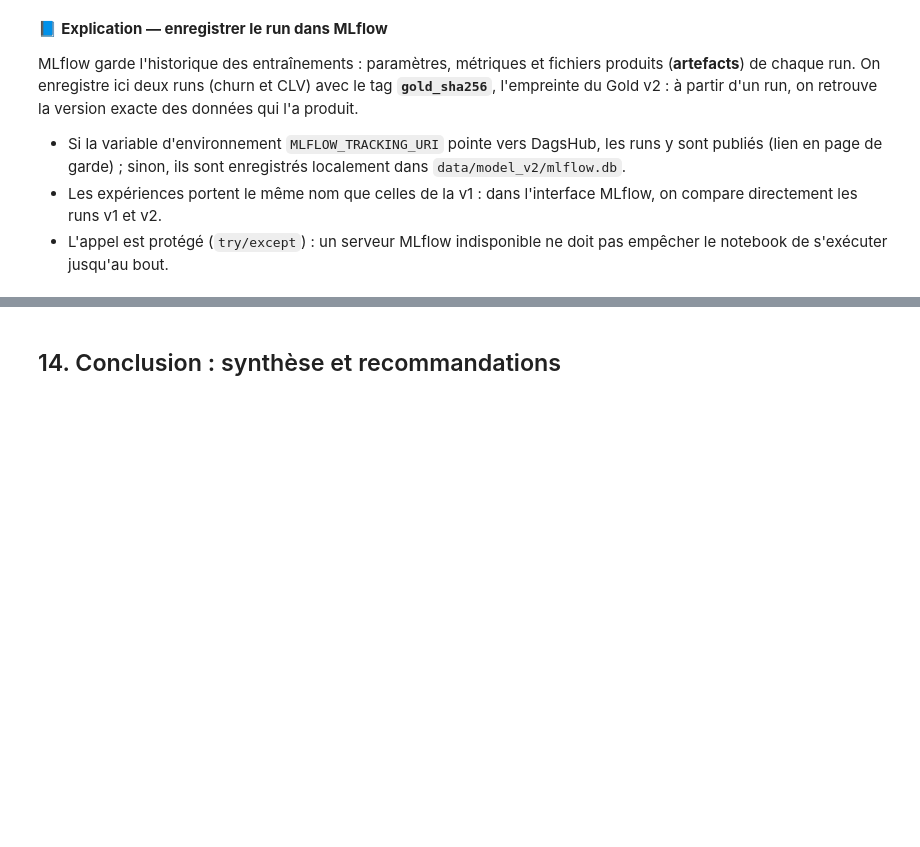
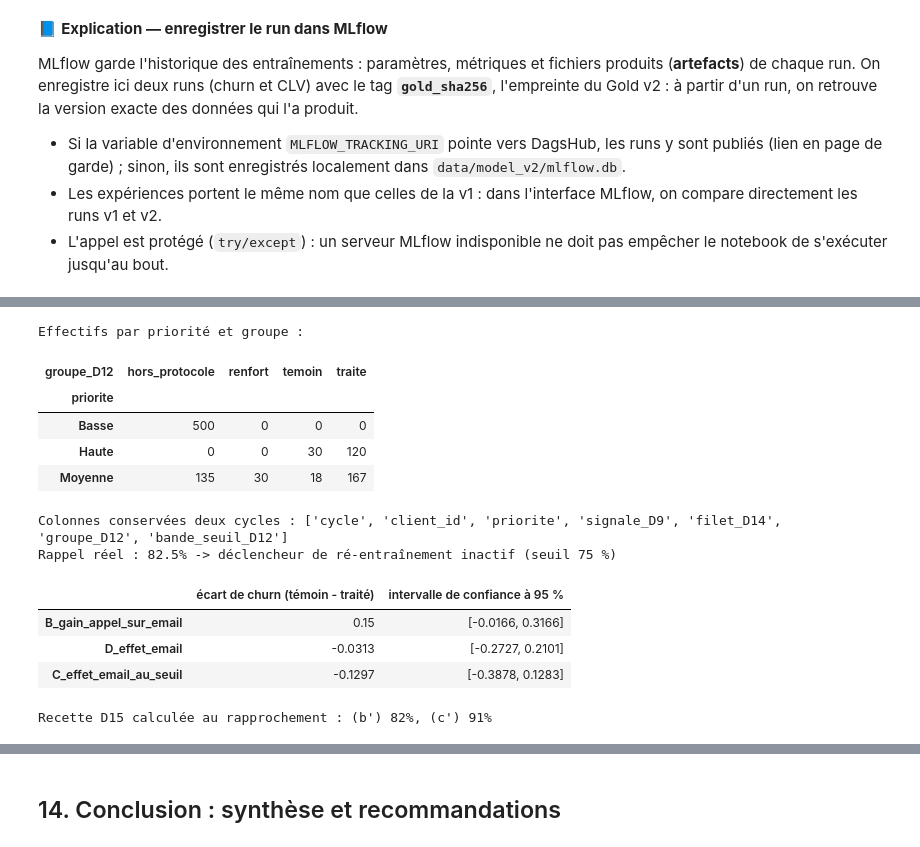
Before and after one commit to guillaumesaidani-coder/churn_saas, a Jupyter notebook: reports/notebooks/notebook_certifiant_churn_saas.ipynb, the cells around one changed output, grey strips where cells are left out. Cells and saved outputs as stored; diff of their text form; code cells hidden in the pictures; blank space fills up the shorter version.

```diff
--- a/reports/notebooks/notebook_certifiant_churn_saas.ipynb
+++ b/reports/notebooks/notebook_certifiant_churn_saas.ipynb
@@ -4346,0 +4555,31 @@ coût éthique de cette mesure.
+# %%
+from src.mesure_impact import graine_du_cycle, rapprocher_issues, suivi_du_cycle, tirer_groupes_d12
+
+cycle_protocole = tirer_groupes_d12(cycle, graine_du_cycle("cycle_de_test"))
+suivi = suivi_du_cycle(cycle_protocole, "cycle_de_test", SEUIL_D9)
+print("Effectifs par priorité et groupe :")
+display(pd.crosstab(cycle_protocole["priorite"], cycle_protocole["groupe_D12"]))
+print("Colonnes conservées deux cycles :", list(suivi.columns))
+
+agregats = rapprocher_issues(suivi, test[["client_id", "churn", "valeur_vie_client_eur"]])
+print(f"Rappel réel : {agregats['rappel_reel']:.1%} -> déclencheur de ré-entraînement "
+      f"{'ACTIF' if agregats['declencheur_rappel_reel']['actif'] else 'inactif'} (seuil 75 %)")
+display(pd.DataFrame(agregats["ecarts"]).T.rename(columns={"ecart": "écart de churn (témoin - traité)",
+                                                           "ic95": "intervalle de confiance à 95 %"}))
+recette = agregats["recette_D15"]
+print(f"Recette D15 calculée au rapprochement : (b') {recette['b_part_perte_captee_haute']:.0%}, "
+      f"(c') {recette['c_part_forte_perte_couverte']:.0%}")
+# %% [output]
+Effectifs par priorité et groupe :
+| groupe_D12 | hors_protocole | renfort | temoin | traite |
+| priorite |  |  |  |  |
+| Basse | 500 | 0 | 0 | 0 |
+| Haute | 0 | 0 | 30 | 120 |
+| Moyenne | 135 | 30 | 18 | 167 |
+Colonnes conservées deux cycles : ['cycle', 'client_id', 'priorite', 'signale_D9', 'filet_D14', 'groupe_D12', 'bande_seuil_D12']
+Rappel réel : 82.5% -> déclencheur de ré-entraînement inactif (seuil 75 %)
+|  | écart de churn (témoin - traité) | intervalle de confiance à 95 % |
+| B_gain_appel_sur_email | 0.15 | [-0.0166, 0.3166] |
+| D_effet_email | -0.0313 | [-0.2727, 0.2101] |
+| C_effet_email_au_seuil | -0.1297 | [-0.3878, 0.1283] |
+Recette D15 calculée au rapprochement : (b') 82%, (c') 91%
```
Also changed, not shown: parts of 43 cells of this notebook, 21 other files.
